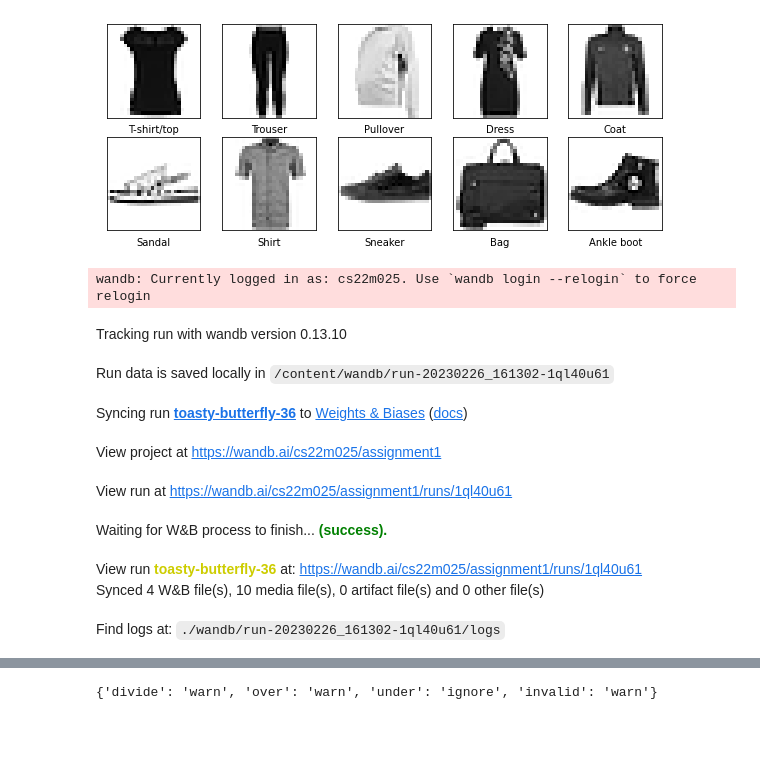
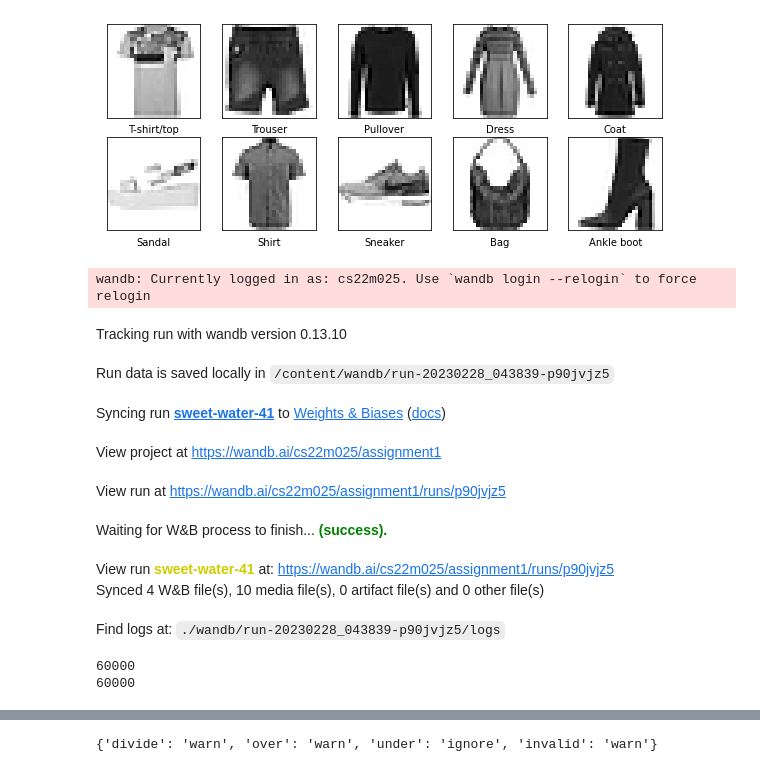
Before and after one commit to ayanasatheesh/cs6910_assignment1, a Jupyter notebook: Untitled18.ipynb, the cells around one changed output, grey strips where cells are left out. Saved outputs shown, nothing was run; the diff lists cells and outputs as text; code cells hidden in the pictures; blank space fills up the shorter version.

```diff
--- a/Untitled18.ipynb
+++ b/Untitled18.ipynb
@@ -35,6 +34,9 @@ wandb: Appending key for api.wandb.ai to your netrc file: /root/.netrc
 # %%
 from keras.datasets import fashion_mnist
 (X_train, Y_train), (X_test, Y_test) = fashion_mnist.load_data()
+
+X_train=X_train/255
+
 
 print("___________________________________________________________________")
 
@@ -94,25 +96,25 @@ Downloading data from https://storage.googleapis.com/tensorflow/tf-keras-dataset
 Downloading data from https://storage.googleapis.com/tensorflow/tf-keras-datasets/t10k-labels-idx1-ubyte.gz
 5148/5148 [==============================] - 0s 0us/step
 Downloading data from https://storage.googleapis.com/tensorflow/tf-keras-datasets/t10k-images-idx3-ubyte.gz
 4422102/4422102 [==============================] - 0s 0us/step
 ___________________________________________________________________
 Dataset loaded successfully!
 Dataset contains Training data of size: 60000
 Dataset contains Test data of size: 10000
 Number of classes in the dataset:10
 ___________________________________________________________________
 Displaying a random image from each of the classes:
-[figure, old version]
+[figure, new version]
 wandb: Currently logged in as: cs22m025. Use `wandb login --relogin` to force relogin
 Tracking run with wandb version 0.13.10
-Run data is saved locally in /content/wandb/run-20230226_161302-1ql40u61
+Run data is saved locally in /content/wandb/run-20230228_043839-p90jvjz5
-Syncing run toasty-butterfly-36 to Weights & Biases (docs)
+Syncing run sweet-water-41 to Weights & Biases (docs)
 View project at https://wandb.ai/cs22m025/assignment1
-View run at https://wandb.ai/cs22m025/assignment1/runs/1ql40u61
+View run at https://wandb.ai/cs22m025/assignment1/runs/p90jvjz5
 Waiting for W&B process to finish... (success).
-View run toasty-butterfly-36 at: https://wandb.ai/cs22m025/assignment1/runs/1ql40u61
+View run sweet-water-41 at: https://wandb.ai/cs22m025/assignment1/runs/p90jvjz5
 Synced 4 W&B file(s), 10 media file(s), 0 artifact file(s) and 0 other file(s)
-Find logs at: ./wandb/run-20230226_161302-1ql40u61/logs
+Find logs at: ./wandb/run-20230228_043839-p90jvjz5/logs
 # %%
 
 
@@ -121,7 +123,7 @@ def random_initialisation(n_hidden,n_neurons,n_inputneurons,n_outputneurons):
   W=[np.random.normal(0,sd,(n_neurons,n_inputneurons)) if i==0  else np.random.normal(0,sd,(n_neurons,n_neurons)) for i in range(n_hidden)]
   Wo=np.random.normal(0,sd,(n_outputneurons,n_neurons))
   W.append(Wo)
-  b=[np.random.normal(0,sd,(n_outputneurons)) if i==n_hidden else np.random.normal(0,sd,(n_neurons)) for i in range(n_hidden+1)]
+  b=[np.random.normal(0,sd,(n_outputneurons,1)) if i==n_hidden else np.random.normal(0,sd,(n_neurons,1)) for i in range(n_hidden+1)]
 
   return (W,b)
 
@@ -139,7 +141,7 @@ def xavier_initialisation(n_hidden,n_neurons,n_inputneurons,n_outputneurons):
   W=[np.random.randn(n_neurons,n_inputneurons)*np.sqrt(2/(n_neurons+n_inputneurons)) if i==0  else np.random.randn(n_neurons,n_neurons)*np.sqrt(2/(n_neurons+n_neurons)) for i in range(n_hidden)]
   Wo=np.random.randn(n_outputneurons,n_neurons)*np.sqrt(2/(n_outputneurons+n_neurons))
   W.append(Wo)
-  b=[np.random.randn(n_outputneurons) if i==n_hidden else np.random.randn(n_neurons) for i in range(n_hidden+1)]
+  b=[np.random.randn(n_outputneurons,1) if i==n_hidden else np.random.randn(n_neurons,1) for i in range(n_hidden+1)]
 
   return (W,b)
 
@@ -148,7 +150,7 @@ def initialise_u(n_hidden,n_neurons,n_inputneurons,n_outputneurons):
   u_W=[np.zeros((n_neurons,n_inputneurons)) if i==0  else np.zeros((n_neurons,n_neurons)) for i in range(n_hidden)]
   u_Wo=np.zeros((n_outputneurons,n_neurons))
   u_W.append(u_Wo)
-  u_b=[np.zeros(n_outputneurons) if i==n_hidden else np.zeros(n_neurons) for i in range(n_hidden+1)]
+  u_b=[np.zeros((n_outputneurons,1)) if i==n_hidden else np.zeros((n_neurons,1)) for i in range(n_hidden+1)]
 
   return (u_W,u_b)
 
@@ -164,39 +166,49 @@ def initialise_parameters(initialisation,n_hidden,n_neurons,n_inputneurons,n_out
 def relu(x):
   return np.maximum(x,0)
 
+'''def sigmoid(x):
+  if(np.exp(-x)<=0):
+    return 1.0/(1.0+np.exp(-x))
+  else:
+    return np.exp(x)/(1.0+np.exp(x))'''
+
 def sigmoid(x):
-  if(x<0):
-    return np.exp(x)/(1.0+np.exp(x))
-  else:
-    return 1.0/(1.0+np.exp(-x))
-
+  '''x=np.float128(x)
+  res= 1 / (1 + np.exp(-x))
+  return np.float64(res)'''
+  return 1. / (1.+np.exp(-x))
 
 def softmax(x):
-  #return np.exp(x) / np.sum(np.exp(x), axis=0)
-  e_X = np.exp(x - np.max(x, axis = 0))
-  return e_X / e_X.sum(axis = 0)
+  return np.exp(x) / np.sum(np.exp(x), axis=0)
+  #e_X = np.exp(x - np.max(x, axis = 0))
+  #return e_X / e_X.sum(axis = 0)
 
 def tanh(X):
   return np.tanh(X)
 
 
 def activation(activation_function,a,n_neurons):
-  h=np.zeros(n_neurons)
+ # h=np.zeros((batch_size,n_neurons))
+ # a=a.T
   if activation_function == 'sigmoid':
-        for i in range(n_neurons):
-          h[i]=sigmoid(a[i])
+        #for i in range(n_neurons):
+          #for j in range(60000):
+            #h[i]=sigmoid(a[i])
+        h=sigmoid(a)
   elif activation_function == 'relu':
       for i in range(n_neurons):
+        #for j in range(60000):
           h[i]=relu(a[i])
   elif activation_function == 'tanh':
-      for i in range(n_neurons):
-          h[i]=tanh(a[i])
+      #for i in range(n_neurons):
+        #for j in range(60000):
+          h=tanh(a)
   return h
 
 
 
-def forwardPropagation(W,b,n_neurons,n_layers,activation_function,X):
-  a=np.zeros(n_neurons)
+def forwardPropagation(W,b,n_neurons,n_layers,activation_function,X,n_outputneurons):
+  a=np.zeros((n_neurons,X.shape[1]))
   h=X
   H=[]
   A=[]
@@ -204,11 +216,16 @@ def forwardPropagation(W,b,n_neurons,n_layers,activation_function,X):
   for k in range(0,n_layers):
     a=b[k]+np.matmul(W[k],h)
     h=activation(activation_function,a,n_neurons)
+    #h=sigmoid(a)
+    #print(a.shape)
+    #print(h.shape)
     H.append(h)
     A.append(a)
-  h=np.reshape(h,(1,n_neurons))
+    #print(a[0][0])
 
-  a=b[n_layers]+(np.matmul(W[n_layers],h.T)).flatten() # activation function for output layer
+ # h=np.reshape(h,(1,n_neurons))
+
+  a=b[n_layers]+(np.matmul(W[n_layers],h)) # activation function for output layer
 
   y=softmax(a)
   H.append(y)
@@ -218,3 +235,12 @@ def forwardPropagation(W,b,n_neurons,n_layers,activation_function,X):
 
 
 (W,b)=initialise_parameters("random",3,32,784,10)
+test=[X_train[i].flatten() for i in range(60000)]
+print(len(test))
+test=np.transpose(test)
+#test=test[:,0:1000]
+print(len(test[0]))
+y=forwardPropagation(W,b,32,3,"sigmoid",test,10)
+# %% [output]
+60000
+60000
```
Also changed, not shown: parts of 29 cells of this notebook.
